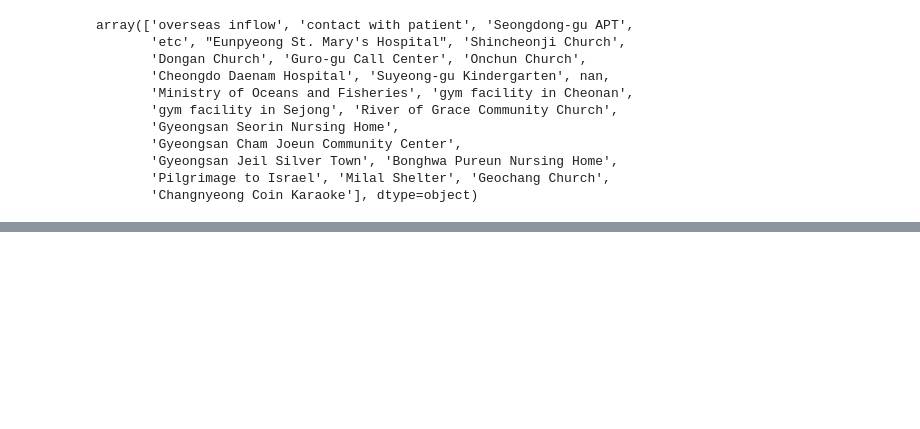
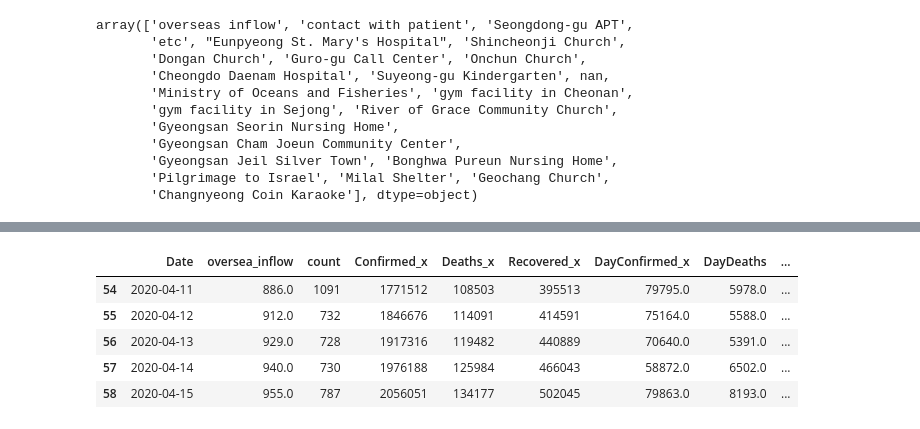
Before and after one commit to Hinterhalter/Post-COVID-19_modeling, a Jupyter notebook: Data_Preprocessing.ipynb, the cells around one changed output, grey strips where cells are left out. Cells and saved outputs as stored; diff of their text form; code cells hidden in the pictures; blank space fills up the shorter version.

```diff
--- a/Data_Preprocessing.ipynb
+++ b/Data_Preprocessing.ipynb
@@ -119,3 +123,6 @@ kor
+# %%
+new_roam = roam.groupby(['return'], as_index=False)['count'].sum()
+new_roam.rename(columns = {'return':'Date'}, inplace=True)
 # %%
 glob = kag_dated_1
 new_kor = kor
@@ -147,3 +173,12 @@ df = pd.merge(df, osi, on='Date')
+# %%
+df.tail()
+# %% [output]
+|  | Date | oversea_inflow | count | Confirmed_x | Deaths_x | Recovered_x | DayConfirmed_x | DayDeaths | ... |
+| 54 | 2020-04-11 | 886.0 | 1091 | 1771512 | 108503 | 395513 | 79795.0 | 5978.0 | ... |
+| 55 | 2020-04-12 | 912.0 | 732 | 1846676 | 114091 | 414591 | 75164.0 | 5588.0 | ... |
+| 56 | 2020-04-13 | 929.0 | 728 | 1917316 | 119482 | 440889 | 70640.0 | 5391.0 | ... |
+| 57 | 2020-04-14 | 940.0 | 730 | 1976188 | 125984 | 466043 | 58872.0 | 6502.0 | ... |
+| 58 | 2020-04-15 | 955.0 | 787 | 2056051 | 134177 | 502045 | 79863.0 | 8193.0 | ... |
 # %%
 # 10일 동안의 NA 값 대체
 for i in range(18,29):
```
Also changed, not shown: parts of 31 cells of this notebook.
